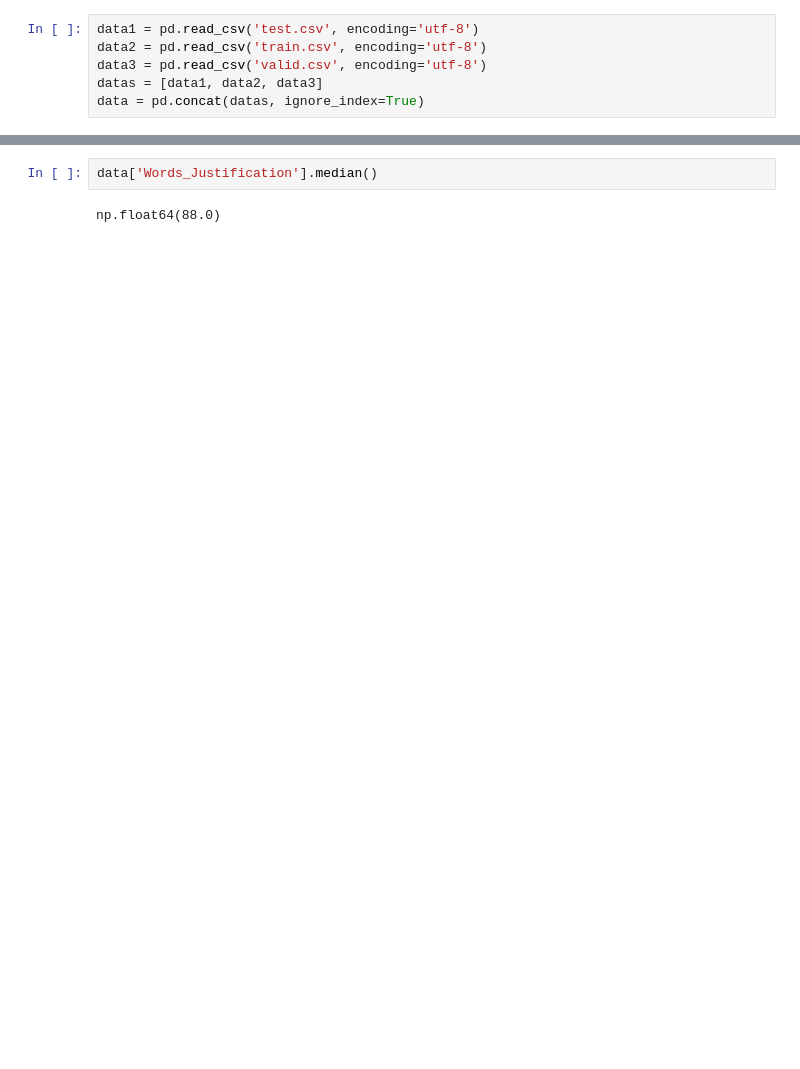
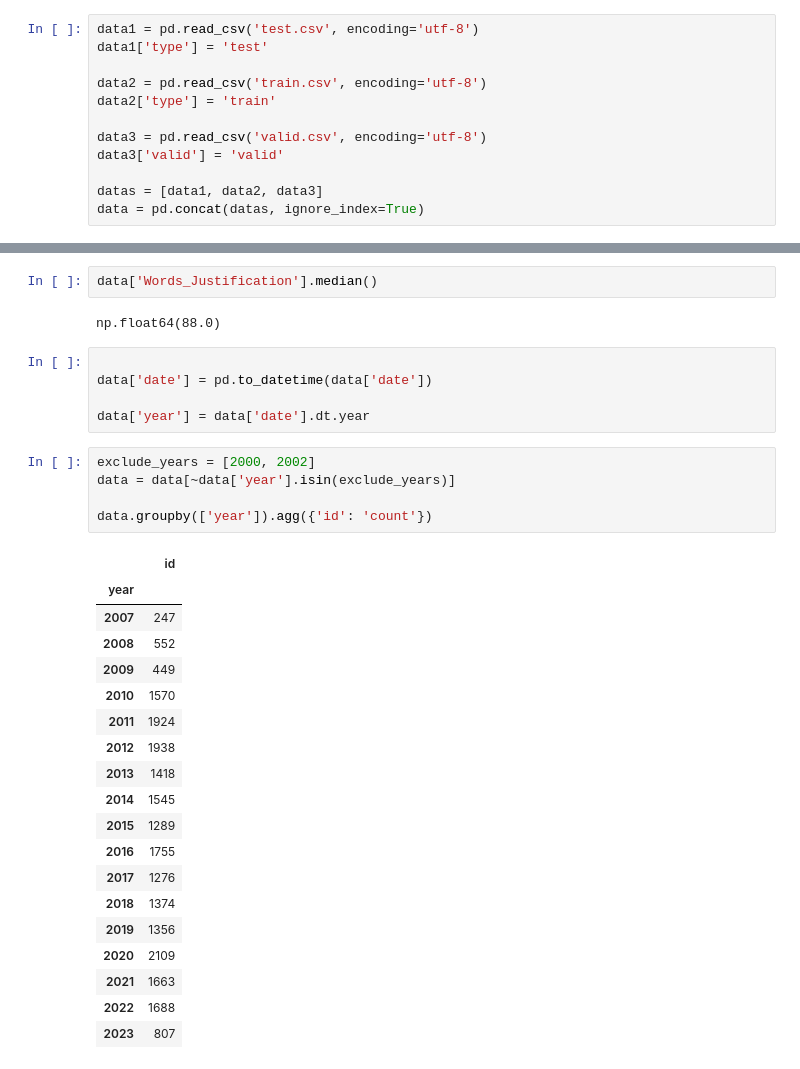
Before and after one commit to Ilian2802/SHPAD2026, a Jupyter notebook: main.ipynb, the cells around one changed output, grey strips where cells are left out. Cells and saved outputs as stored; diff of their text form; blank space fills up the shorter version.

Commit message:
Test/Valid/Train

```diff
--- a/main.ipynb
+++ b/main.ipynb
@@ -7,7 +5,13 @@ Matplotlib is building the font cache; this may take a moment.
 # %%
 data1 = pd.read_csv('test.csv', encoding='utf-8')
+data1['type'] = 'test'
+
 data2 = pd.read_csv('train.csv', encoding='utf-8')
+data2['type'] = 'train'
+
 data3 = pd.read_csv('valid.csv', encoding='utf-8')
+data3['valid'] = 'valid'
+
 datas = [data1, data2, data3]
 data = pd.concat(datas, ignore_index=True)
 # %%
@@ -139,3 +147,33 @@ data.head(4)
 data['Words_Justification'].median()
 # %% [output]
 np.float64(88.0)
+# %%
+
+data['date'] = pd.to_datetime(data['date'])
+
+data['year'] = data['date'].dt.year
+# %%
+exclude_years = [2000, 2002]
+data = data[~data['year'].isin(exclude_years)]
+
+data.groupby(['year']).agg({'id': 'count'})
+# %% [output]
+|  | id |
+| year |  |
+| 2007 | 247 |
+| 2008 | 552 |
+| 2009 | 449 |
+| 2010 | 1570 |
+| 2011 | 1924 |
+| 2012 | 1938 |
+| 2013 | 1418 |
+| 2014 | 1545 |
+| 2015 | 1289 |
+| 2016 | 1755 |
+| 2017 | 1276 |
+| 2018 | 1374 |
+| 2019 | 1356 |
+| 2020 | 2109 |
+| 2021 | 1663 |
+| 2022 | 1688 |
+| 2023 | 807 |
```
Also changed, not shown: parts of 6 cells of this notebook, 1 other file.
